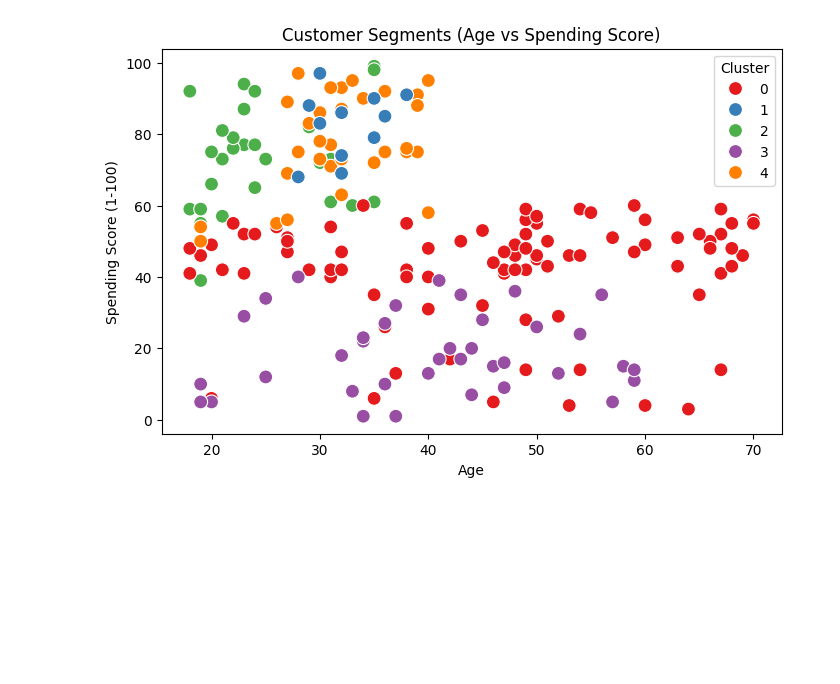
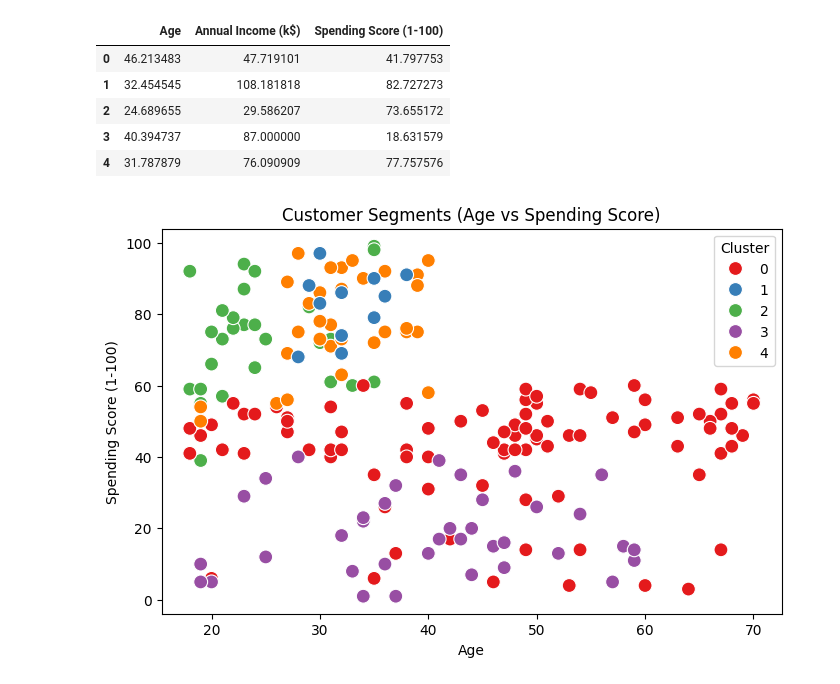
Before and after one commit to Jarad-patrick/customer_segmentation_project, a Jupyter notebook: k_means.ipynb, the cells around one changed output. Cells and saved outputs as stored; diff of their text form; code cells hidden in the pictures; blank space fills up the shorter version.

```diff
--- a/k_means.ipynb
+++ b/k_means.ipynb
@@ -1,3 +47,37 @@
+# %%
+import pandas as pd
+import matplotlib.pyplot as plt
+import seaborn as sns
+from sklearn.cluster import KMeans
+
+df = pd.read_csv('Mall_Customers.csv')
+
+df_single_column = df.rename(columns={'Genre':'Gender'},inplace=True)
+
+
+X = df[['Age', 'Annual Income (k$)', 'Spending Score (1-100)']]
+
+
+kmeans = KMeans(n_clusters=5, init='k-means++', random_state=42)
+clusters = kmeans.fit_predict(X)
+
+df['Cluster'] = clusters
+
+centroids = kmeans.cluster_centers_
+
+
+centroid_df = pd.DataFrame(
+    centroids,
+    columns=['Age', 'Annual Income (k$)', 'Spending Score (1-100)']
+)
+centroid_df
+# %% [output]
+|  | Age | Annual Income (k$) | Spending Score (1-100) |
+| 0 | 46.213483 | 47.719101 | 41.797753 |
+| 1 | 32.454545 | 108.181818 | 82.727273 |
+| 2 | 24.689655 | 29.586207 | 73.655172 |
+| 3 | 40.394737 | 87.000000 | 18.631579 |
+| 4 | 31.787879 | 76.090909 | 77.757576 |
 # %%
 import pandas as pd
 import matplotlib.pyplot as plt
```
Also changed, not shown: parts of 1 cell of this notebook.
